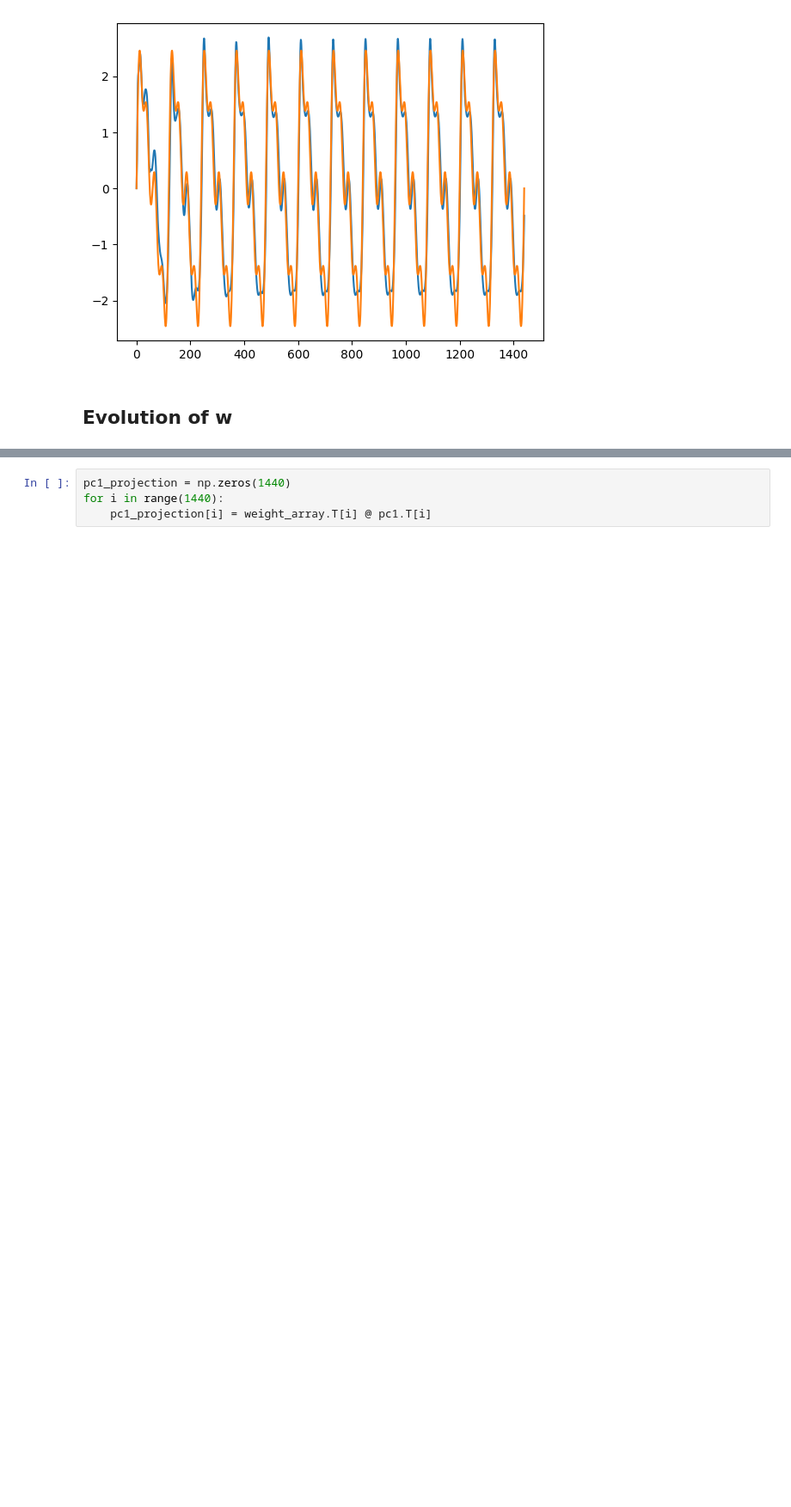
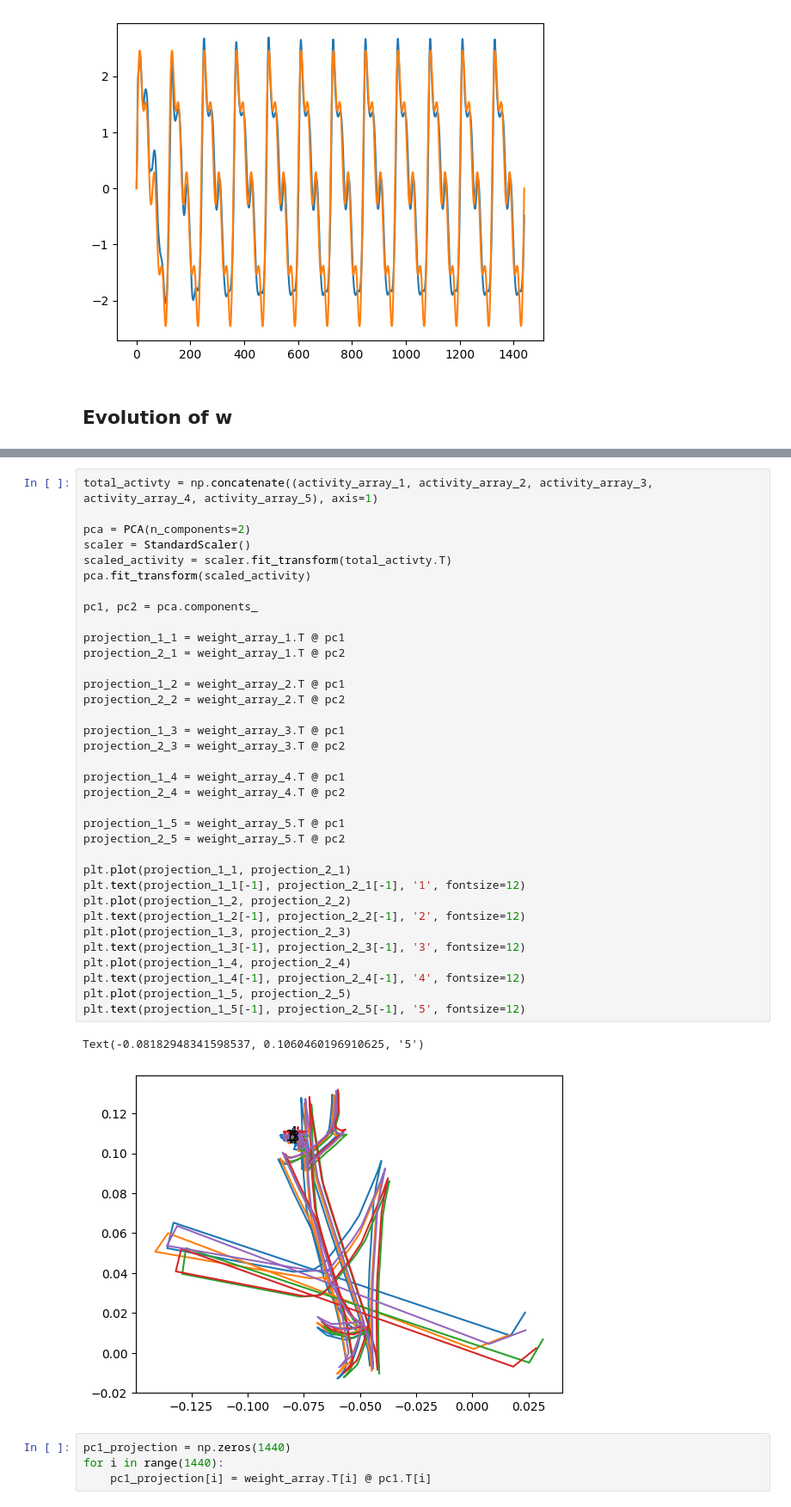
Before and after one commit to CEBangu/MOD_201, a Jupyter notebook: MOD201 final_report/final_report.ipynb, the cells around one changed output, grey strips where cells are left out. Shown at 86% size. Drawn from its saved outputs; the diff is of its cells as text; blank space fills up the shorter version.

```diff
--- a/MOD201 final_report/final_report.ipynb
+++ b/MOD201 final_report/final_report.ipynb
@@ -690,3 +705,41 @@ plt.plot(projection_1_5, projection_2_5)
+# %%
+total_activty = np.concatenate((activity_array_1, activity_array_2, activity_array_3, activity_array_4, activity_array_5), axis=1)
+
+pca = PCA(n_components=2)
+scaler = StandardScaler()
+scaled_activity = scaler.fit_transform(total_activty.T)
+pca.fit_transform(scaled_activity)
+
+pc1, pc2 = pca.components_
+
+projection_1_1 = weight_array_1.T @ pc1
+projection_2_1 = weight_array_1.T @ pc2
+
+projection_1_2 = weight_array_2.T @ pc1
+projection_2_2 = weight_array_2.T @ pc2
+
+projection_1_3 = weight_array_3.T @ pc1
+projection_2_3 = weight_array_3.T @ pc2
+
+projection_1_4 = weight_array_4.T @ pc1
+projection_2_4 = weight_array_4.T @ pc2
+
+projection_1_5 = weight_array_5.T @ pc1
+projection_2_5 = weight_array_5.T @ pc2
+
+plt.plot(projection_1_1, projection_2_1)
+plt.text(projection_1_1[-1], projection_2_1[-1], '1', fontsize=12)
+plt.plot(projection_1_2, projection_2_2)
+plt.text(projection_1_2[-1], projection_2_2[-1], '2', fontsize=12)
+plt.plot(projection_1_3, projection_2_3)
+plt.text(projection_1_3[-1], projection_2_3[-1], '3', fontsize=12)
+plt.plot(projection_1_4, projection_2_4)
+plt.text(projection_1_4[-1], projection_2_4[-1], '4', fontsize=12)
+plt.plot(projection_1_5, projection_2_5)
+plt.text(projection_1_5[-1], projection_2_5[-1], '5', fontsize=12)
+# %% [output]
+Text(-0.08182948341598537, 0.1060460196910625, '5')
+[figure, added]
 # %%
 pc1_projection = np.zeros(1440)
 for i in range(1440):
```
Also changed, not shown: parts of 9 cells of this notebook.
